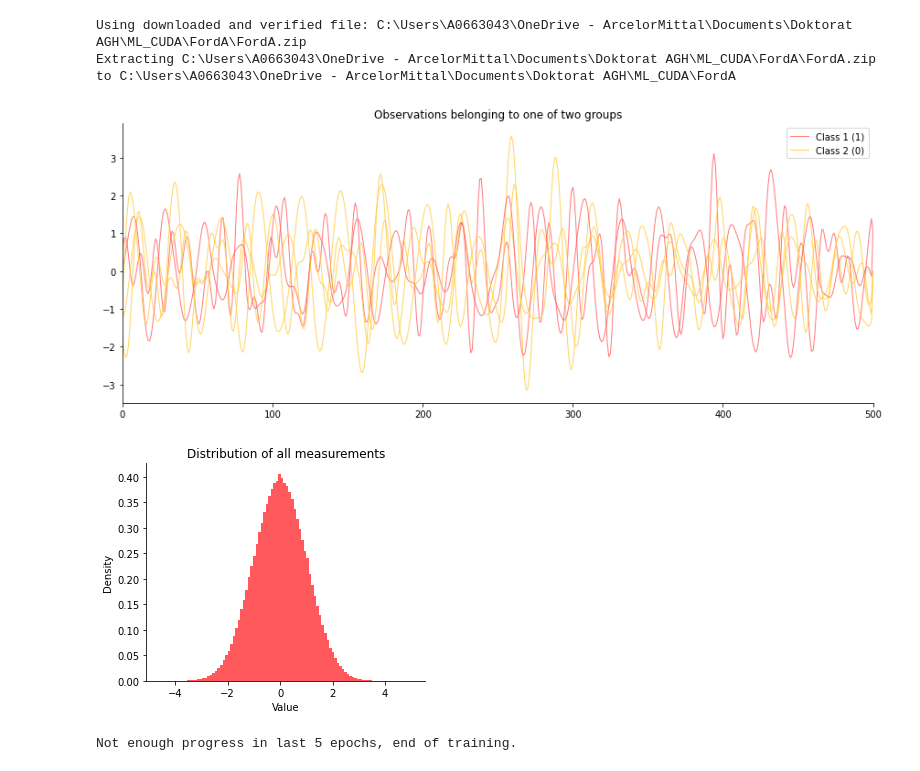
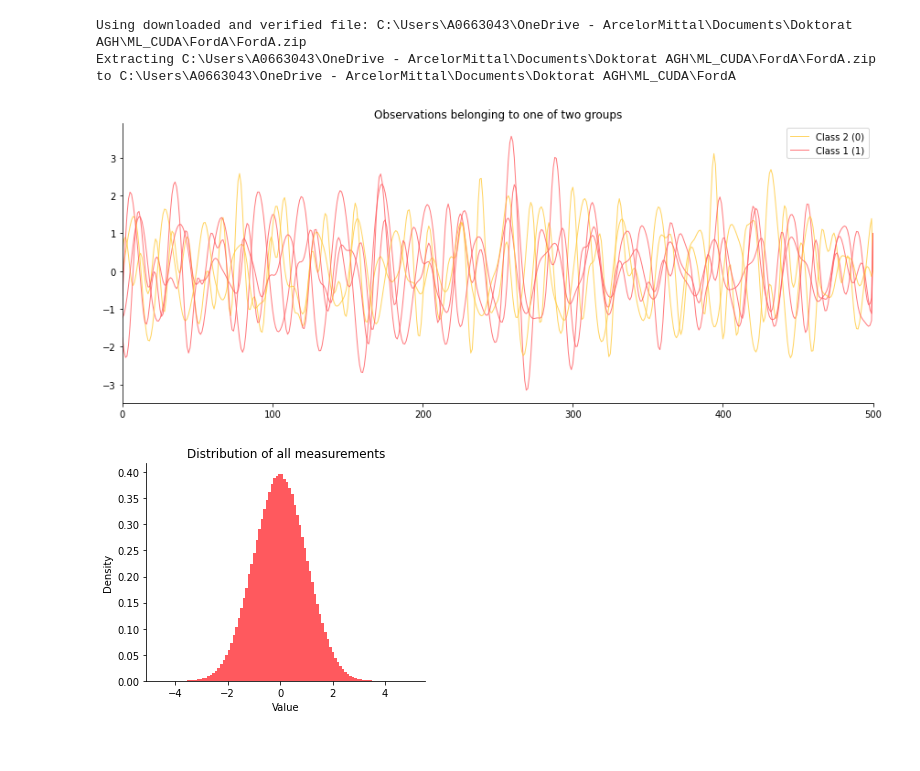
Before and after one commit to jjakubow/timeseries_cnn_xai, a Jupyter notebook: FordA.ipynb, the cells around one changed output. Drawn from its saved outputs; the diff is of its cells as text; code cells hidden in the pictures.

Commit message:
Add GradCAM visualization, bug fixes

```diff
--- a/FordA.ipynb
+++ b/FordA.ipynb
@@ -39,7 +39,7 @@ raw_data = loadarff(r"FordA/FordA_TRAIN.arff")
 df = pd.DataFrame(raw_data[0])
 df["target"] = df["target"].astype(int).replace(-1, 0)
 # inverse the labels
-df["target"] = 1 - df["target"]
+df["target"] = df["target"].astype('category')
 # %%
 np.random.seed(42)
 
@@ -68,16 +68,16 @@ plt.tight_layout()
 plt.xlim(0, 500)
 plt.show()
 # %% [output]
-[figure, old version]
+[figure, new version]
 # %%
-measurements = df.values.reshape((-1))
+measurements = df.values[:, :-1].reshape((-1))
 
 plt.figure(figsize=(5, 4))
 plt.title("Distribution of all measurements")
 plt.hist(measurements, bins=100, density=True)
 plt.xlabel("Value")
 plt.ylabel("Density")
 plt.show()
 # %% [output]
-[figure, old version]
+[figure, new version]
 # %%
@@ -262,7 +265,7 @@ train_losses = []
 valid_losses = []
 
 # training settings
-epochs = 100
+epochs = 50
 min_loss_increase = 1e-5
 epochs_wait_max = 5
 epochs_wait = 0
@@ -294,8 +297,6 @@ for epoch in t:
     # update progress bar
     t.set_description("Current Loss: train = %.3g, validation = %.3g)" % (train_loss, valid_loss))
     t.refresh()
-# %% [output]
-Not enough progress in last 5 epochs, end of training.
 # %%
 fig, ax = plt.subplots(figsize=(8, 5))
 epochs_passed = len(train_losses)
```
Also changed, not shown: parts of 6 cells of this notebook.
